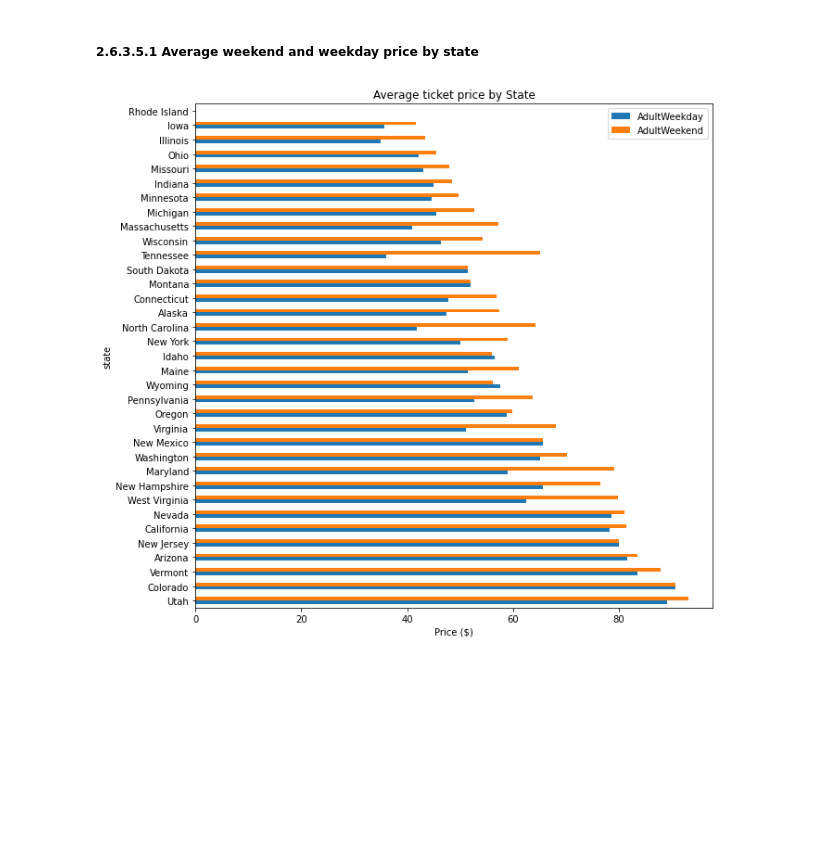
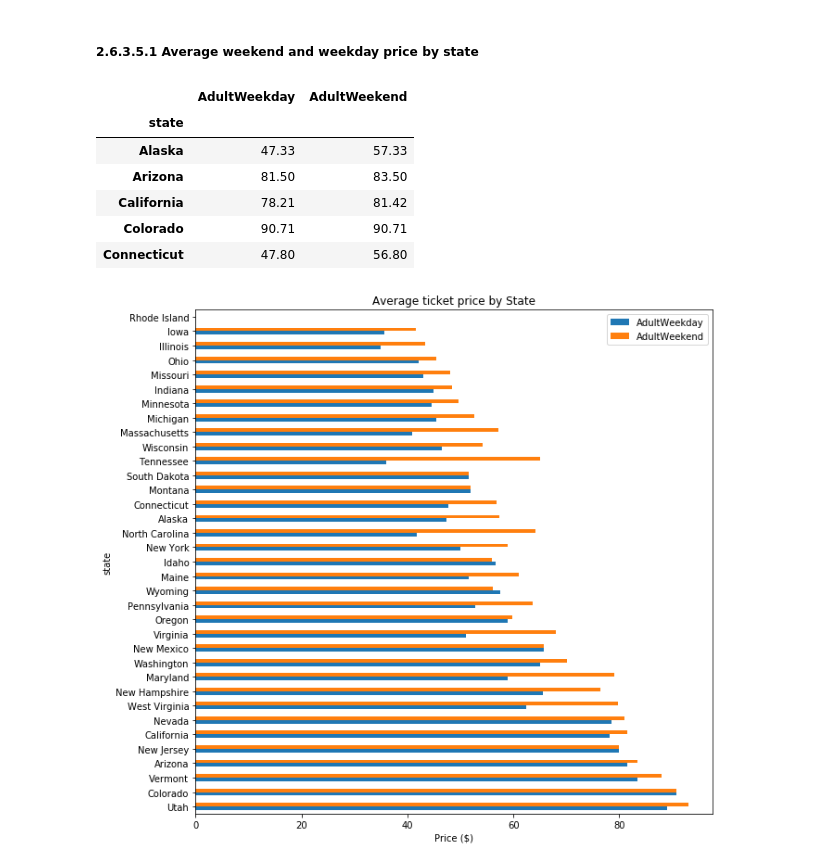
Before and after one commit to generalkandang/DataScienceGuidedCapstone, a Jupyter notebook: Step Two - Data Wrangling/02_data_wrangling.ipynb, the cells around one changed output. Saved outputs shown, nothing was run; the diff lists cells and outputs as text; code cells hidden in the pictures; blank space fills up the shorter version.

```diff
--- a/Step Two - Data Wrangling/02_data_wrangling.ipynb
+++ b/Step Two - Data Wrangling/02_data_wrangling.ipynb
@@ -356,9 +372,17 @@ Our primary focus is our Big Mountain resort, in Montana. Does the state give yo
 # %%
 #Code task 14#
 # Calculate average weekday and weekend price by state and sort by the average of the two
 # Hint: use the pattern dataframe.groupby(<grouping variable>)[<list of columns>].mean()
-state_price_means = ski_data.___(___)[[___, ___]].mean()
+state_price_means = ski_data.groupby(by='state')[['AdultWeekday', 'AdultWeekend']].mean().round(2)
 state_price_means.head()
+# %% [output]
+|  | AdultWeekday | AdultWeekend |
+| state |  |  |
+| Alaska | 47.33 | 57.33 |
+| Arizona | 81.50 | 83.50 |
+| California | 78.21 | 81.42 |
+| Colorado | 90.71 | 90.71 |
+| Connecticut | 47.80 | 56.80 |
 # %%
 # The next bit simply reorders the index by increasing average of weekday and weekend prices
 # Compare the index order you get from
```
Also changed, not shown: parts of 4 cells of this notebook.
